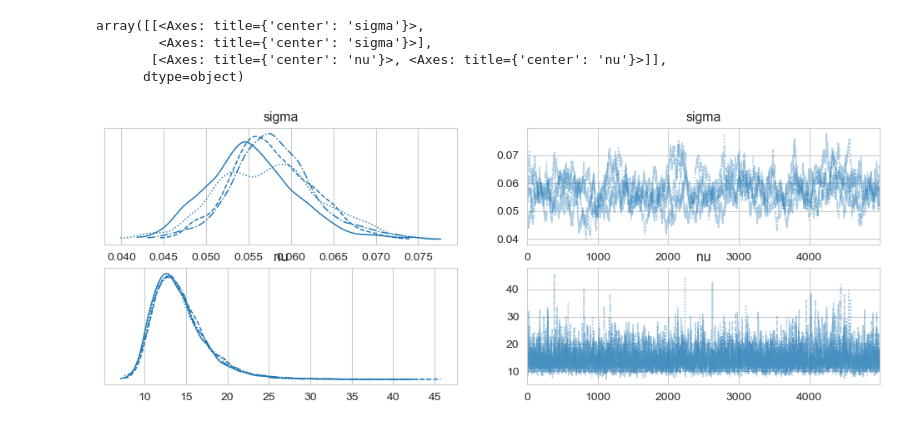
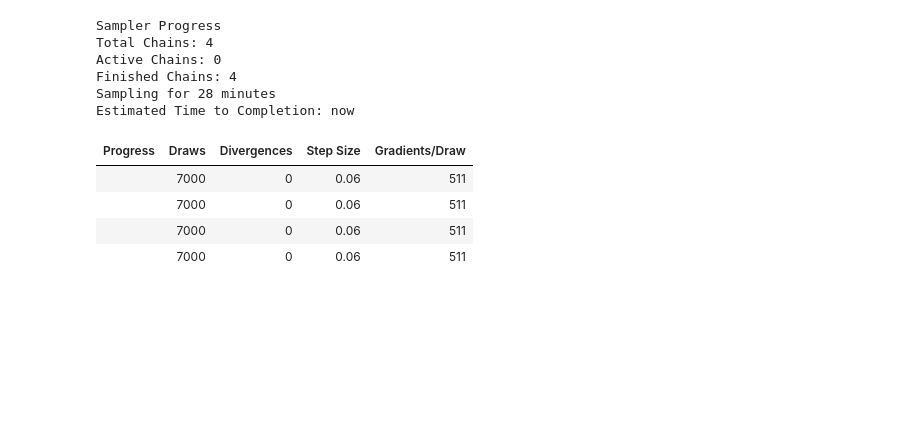
Before and after one commit to Barroclough01/machine-learning-for-trading, a Jupyter notebook: 10_bayesian_machine_learning/05_stochastic_volatility_predictions.ipynb, the cells around one changed output. Cells and saved outputs as stored; diff of their text form; code cells hidden in the pictures; blank space fills up the shorter version.

```diff
--- a/10_bayesian_machine_learning/05_stochastic_volatility_predictions.ipynb
+++ b/10_bayesian_machine_learning/05_stochastic_volatility_predictions.ipynb
@@ -18,6 +18,10 @@ import pymc as pm
 import arviz as az
 
 sns.set_style('whitegrid')
+az.style.use("arviz-darkgrid")
+
+RANDOM_SEED = 58
+rng = np.random.default_rng(RANDOM_SEED)
 
 ## Load and Prepare Data
 
@@ -38,31 +42,20 @@ def build_sv_model(returns):
     """Build stochastic volatility model for given returns data"""
 
     with pm.Model() as model:
-        returns_data = pm.MutableData('returns_data', returns)
-        n_obs = returns_data.shape[0]  # Dynamic shape
+        returns_data = pm.MutableData('returns_data', returns, dims='obs_id')
 
         # Priors
         step_size = pm.Exponential('sigma', 50.)
-        s = pm.GaussianRandomWalk('s', sigma=step_size, shape=n_obs)
+        s = pm.GaussianRandomWalk('s', sigma=step_size, dims='obs_id')
         nu = pm.Exponential('nu', .1)
 
         # Likelihood
-        r = pm.StudentT('r', nu=nu,
-                       lam=pm.math.exp(-2*s),
-                       observed=returns_data)
+        r = pm.StudentT('r', nu=nu, lam=pm.math.exp(-2*s), observed=returns, dims='obs_id')
+
     return model
 
 # Build and fit model on training data
 model = build_sv_model(train_data)
-
-with model:
-    trace = pm.sample(tune=2000,
-                     draws=5000,
-                     chains=4,
-                     cores=1,
-                     target_accept=.9,
-                     progressbar=True,
-                     nuts_sampler='nutpie')
 # %% [output]
 Training data shape: (4778,)
 Test data shape: (252,)
@@ -82,14 +63,29 @@ Estimated Time to Completion: now
 pm.model_to_graphviz(model)
 # %% [output]
 [drawing not drawn]
-# %%
-az.plot_trace(trace, var_names=['sigma', 'nu']);
-# %% [output]
-array([[<Axes: title={'center': 'sigma'}>,
-        <Axes: title={'center': 'sigma'}>],
-       [<Axes: title={'center': 'nu'}>, <Axes: title={'center': 'nu'}>]],
-      dtype=object)
-[figure, removed]
+# %%
+with model:
+    trace = pm.sample(tune=2000,
+                      draws=5000,
+                      chains=4,
+                      cores=1,
+                      target_accept=.9,
+                      progressbar=True,
+                      return_inferencedata=True,
+                      random_seed=rng,
+                      nuts_sampler='nutpie')
+# %% [output]
+Sampler Progress
+Total Chains: 4
+Active Chains: 0
+Finished Chains: 4
+Sampling for 28 minutes
+Estimated Time to Completion: now
+| Progress | Draws | Divergences | Step Size | Gradients/Draw |
+|  | 7000 | 0 | 0.06 | 511 |
+|  | 7000 | 0 | 0.06 | 511 |
+|  | 7000 | 0 | 0.06 | 511 |
+|  | 7000 | 0 | 0.06 | 511 |
 # %%
 ## Make Predictions
 # Function to make predictions on test data
```
Also changed, not shown: parts of 10 cells of this notebook, 1 other file.
